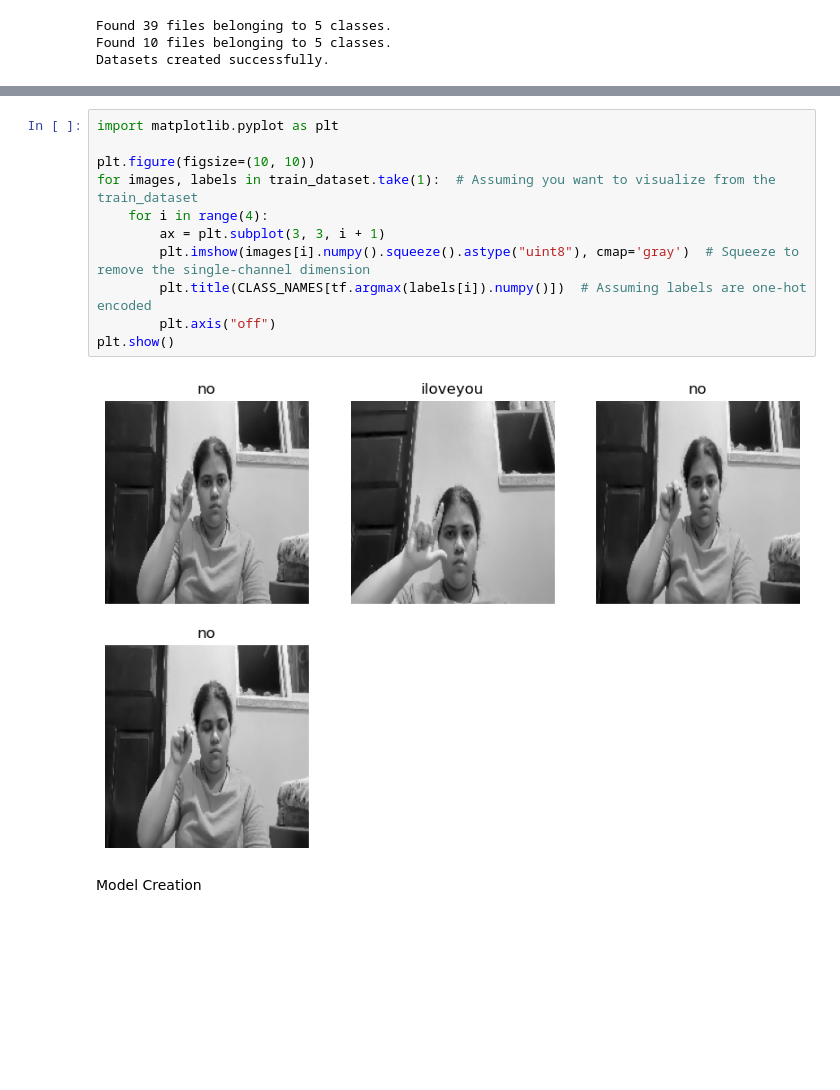
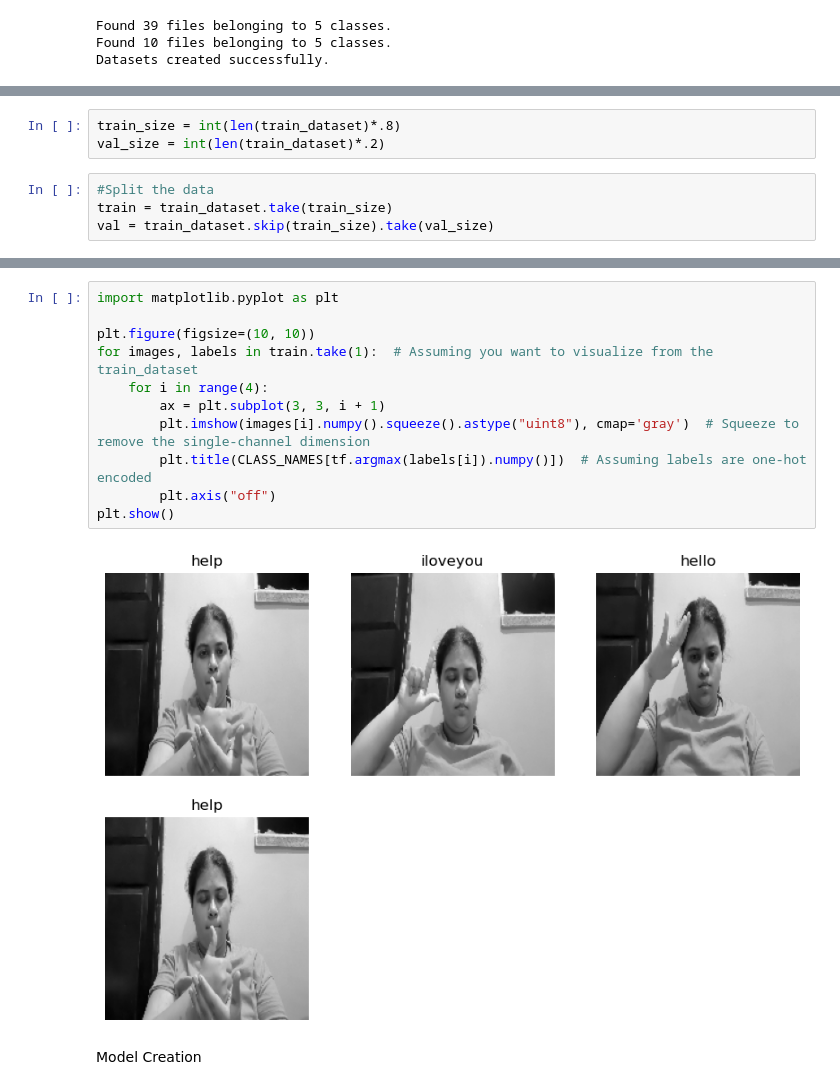
Before and after one commit to SHAIMA-HAQUE/ASL_SIGNS, a Jupyter notebook: CNNmodel-callback.ipynb, the cells around one changed output, grey strips where cells are left out. Cells and saved outputs as stored; diff of their text form; blank space fills up the shorter version.

```diff
--- a/CNNmodel-callback.ipynb
+++ b/CNNmodel-callback.ipynb
@@ -48,3 +49,10 @@ Datasets created successfully.
+# %%
+train_size = int(len(train_dataset)*.8)
+val_size = int(len(train_dataset)*.2)
+# %%
+#Split the data
+train = train_dataset.take(train_size)
+val = train_dataset.skip(train_size).take(val_size)
 # %%
 for images, labels in train_dataset.take(1):
     print(labels)
@@ -57,16 +65,16 @@ tf.Tensor(
 # %%
 import matplotlib.pyplot as plt
 
 plt.figure(figsize=(10, 10))
-for images, labels in train_dataset.take(1):  # Assuming you want to visualize from the train_dataset
+for images, labels in train.take(1):  # Assuming you want to visualize from the train_dataset
     for i in range(4):
         ax = plt.subplot(3, 3, i + 1)
         plt.imshow(images[i].numpy().squeeze().astype("uint8"), cmap='gray')  # Squeeze to remove the single-channel dimension
         plt.title(CLASS_NAMES[tf.argmax(labels[i]).numpy()])  # Assuming labels are one-hot encoded
         plt.axis("off")
 plt.show()
 # %% [output]
-[figure, old version]
+[figure, new version]
 # %% [markdown]
 Model Creation
 # %%
```
Also changed, not shown: parts of 12 cells of this notebook.
